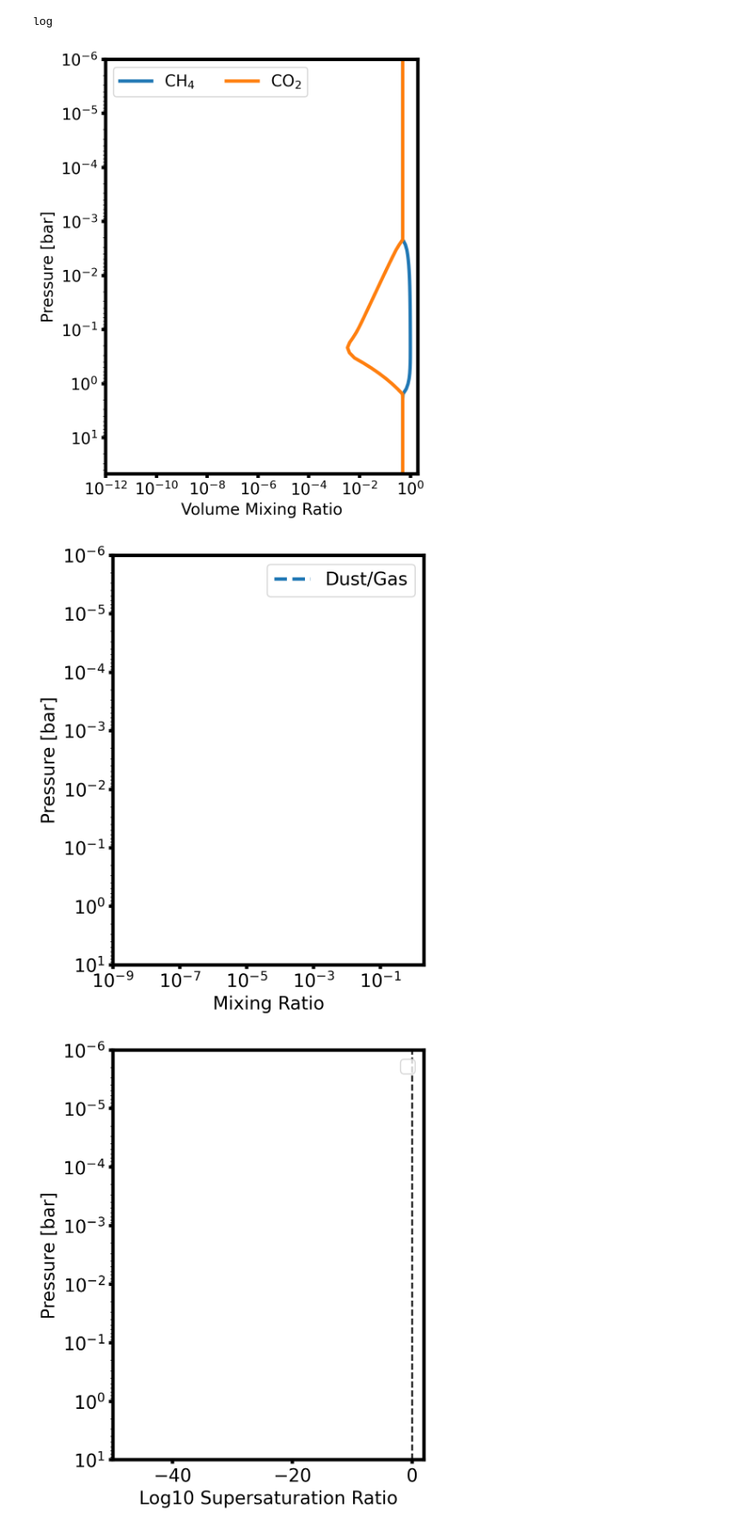
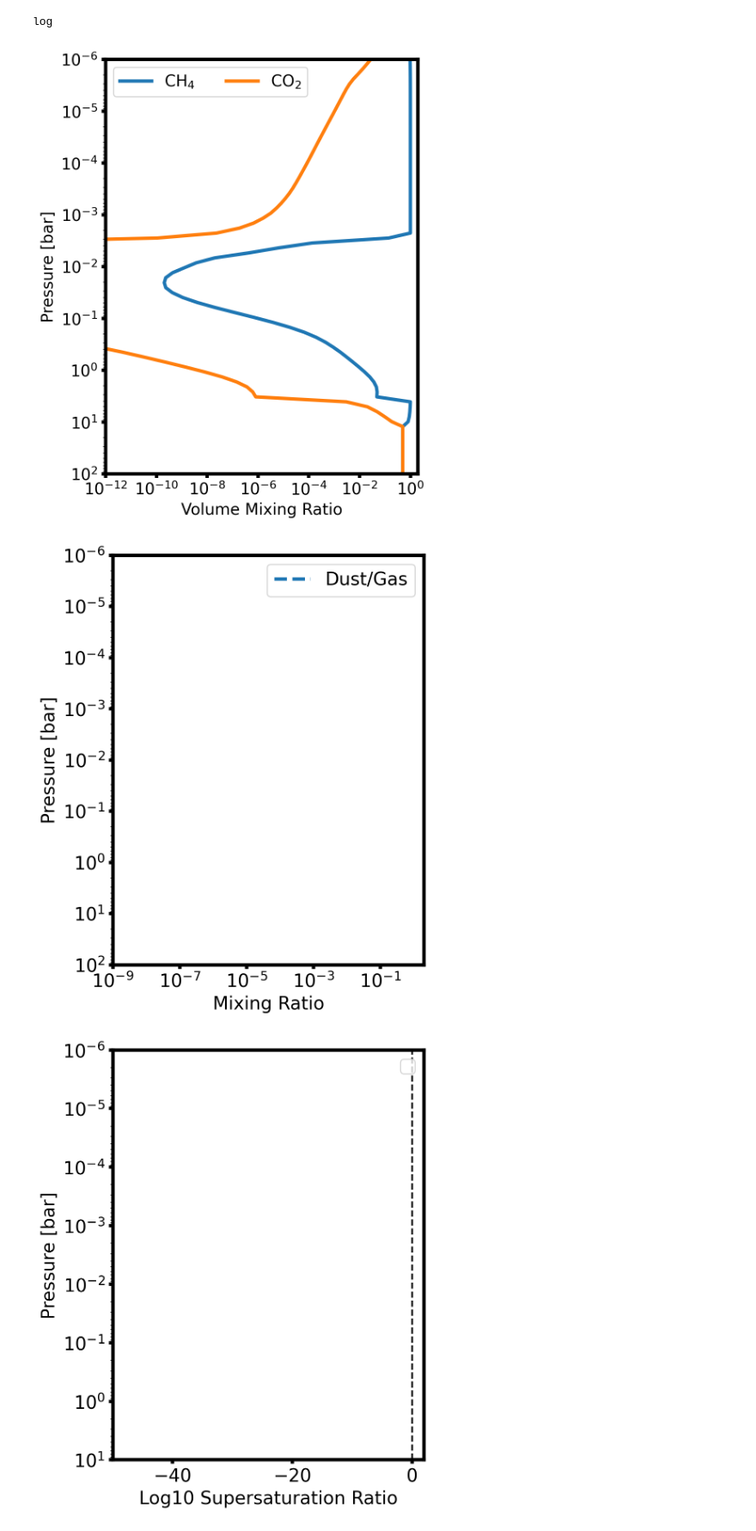
Before and after one commit to DavidDahlbudding/chelio, a Jupyter notebook: analyze/1_IndividualRun.ipynb, the cells around one changed output. Shown at 86% size. Drawn from its saved outputs; the diff is of its cells as text; code cells hidden in the pictures.

```diff
--- a/analyze/1_IndividualRun.ipynb
+++ b/analyze/1_IndividualRun.ipynb
@@ -10,8 +10,8 @@ from analyze_modules import ChelioRun, plot_all_iteration_profiles, plot_profile
 # %%
 # Load a single simulation run
 # All data loading, parsing, and iteration handling is done by ChelioRun.
-output_folder = "../output/CIA_comparison_test/"
-run_name = "CIA_CO2-CH4_2017_Tint=200K_Psurf=46bar"
+output_folder = "../output/CIA_comparison_HELIOS/"
+run_name = "CIA_CO2-CH4_2024_main_Tint=200K_Psurf=100bar"
 #run_name = "Earth_Tint=150K_Psurf=10bar_aH=1.0_aC=0.1_aO=0.01_aN=1.0"
 #run_name = "Earth_P0=1e8_Tint=50_CplusO=1e-2_CtoO=0.59"
 #run_name = "test"
@@ -101,6 +103,6 @@ plt.show()
 # %%
 # Plot molecular mixing ratios for the final converged step
-i = -1
+i = 4
 
 # Find
 threshold = 1e-12
@@ -118,34 +120,34 @@ fig, ax = plt.subplots(1, 1, figsize=(5, 6))
 
 # plot_profile can now take a list of molecules to plot
 plot_profile(
     run,
     param_key=target_molecules,
     y_axis='pressure',
     log_x=True,
     ax=ax,
     iteration_index=i,
     mol_type='mol'
 )
 
 print(ax.get_xscale())
 
 ax.set_xlim(1e-12, 2e0)
 ax.set_ylim(np.nanmax(run.pressures_bar), np.nanmin(run.pressures_bar))
 ax.set_xlabel("Volume Mixing Ratio")
 ax.set_title(run.run_name.replace("_", ", "))
 
 # turn on preferred options
 #set_white(ax)
 increase_size(ax, linewidth=3, fontsize=14, legendcols=2)
 ax.set_title('', fontsize=16)
 #ax.set_ylabel('')
 plt.tight_layout()
 #plt.savefig(f"images/JulyPoster/FinalChem_{run_name}.svg", format="svg", transparent=True)
 
 plt.show()
 # %% [output]
 log
-[figure, old version]
+[figure, new version]
 # %%
 # plot the dust "mixing ratios"
 i = -1
@@ -202,7 +204,7 @@ plt.tight_layout()
 
 plt.show()
 # %% [output]
-[figure, old version]
+[figure, new version]
 # %%
 # plot supersaturation ratios of dust species
 i = -1
```
Also changed, not shown: parts of 2 cells of this notebook, 7 other files.
